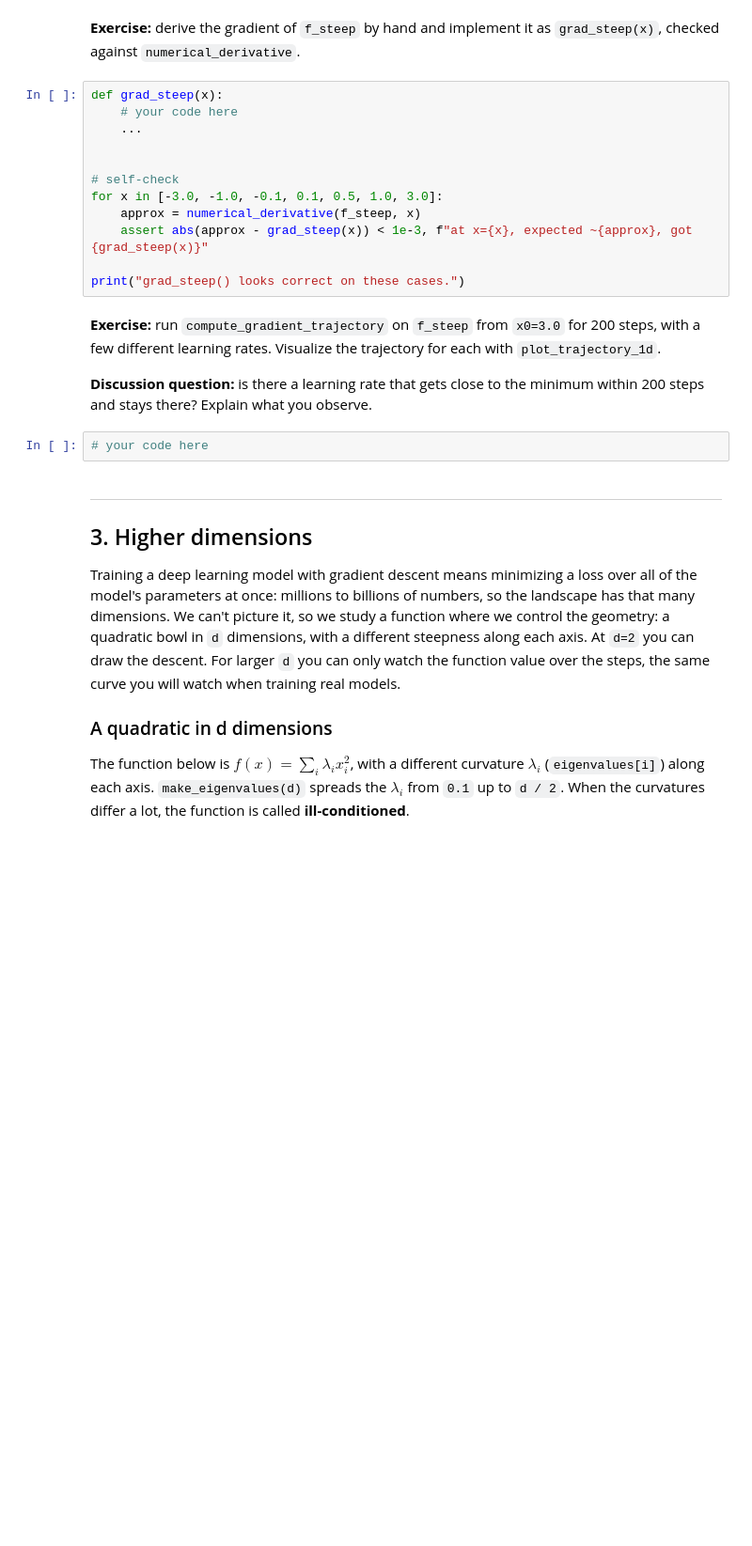
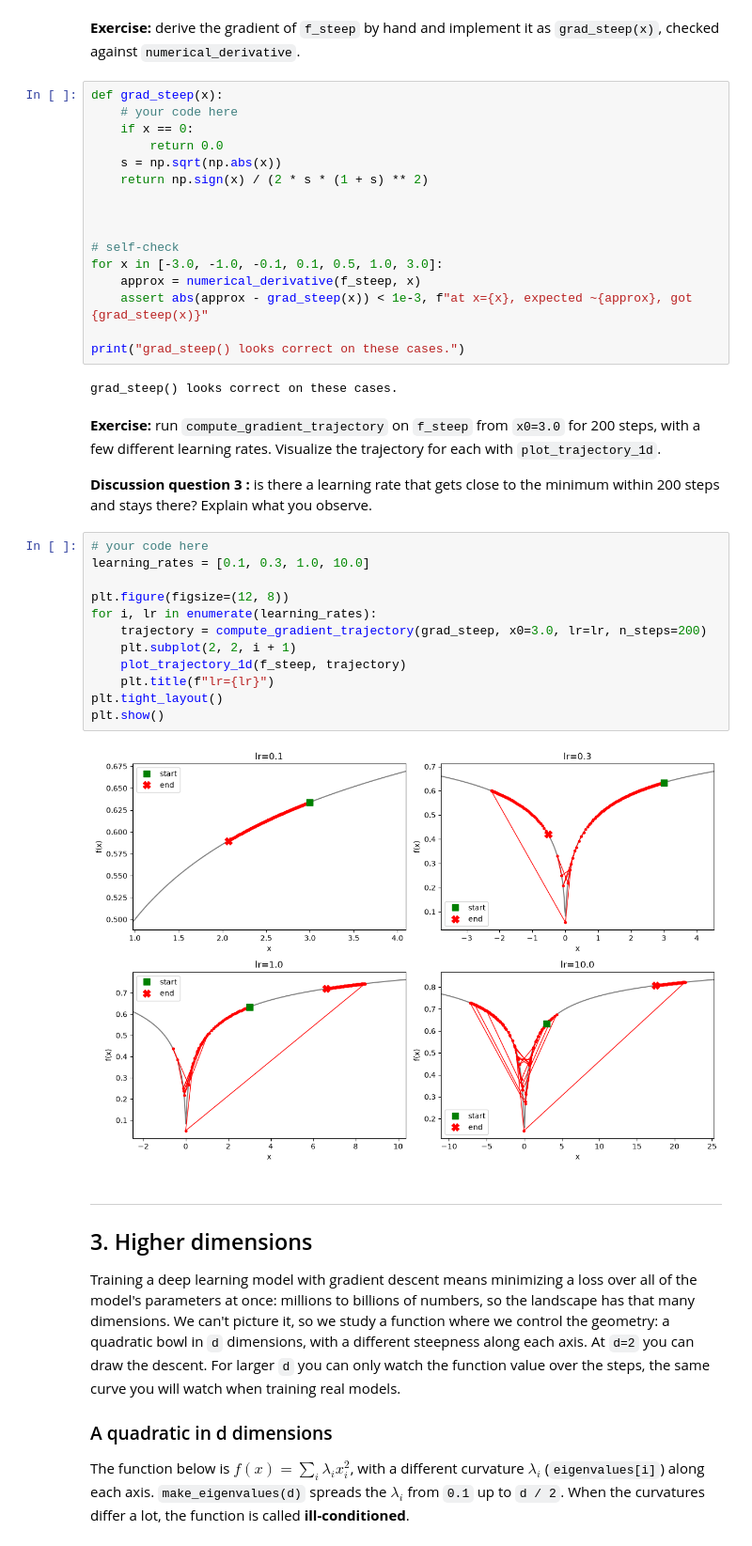
Before and after one commit to omariott/PSL-DL-Labs, a Jupyter notebook: labs/lab04_gradient_descent.ipynb, the cells around one changed output. Shown at 94% size. Cells and saved outputs as stored; diff of their text form; blank space fills up the shorter version.

```diff
--- a/labs/lab04_gradient_descent.ipynb
+++ b/labs/lab04_gradient_descent.ipynb
@@ -196,7 +227,11 @@ plt.show()
 # %%
 def grad_steep(x):
     # your code here
-    ...
+    if x == 0:
+        return 0.0
+    s = np.sqrt(np.abs(x))
+    return np.sign(x) / (2 * s * (1 + s) ** 2)
+
 
 
 # self-check
@@ -205,12 +240,26 @@ for x in [-3.0, -1.0, -0.1, 0.1, 0.5, 1.0, 3.0]:
     assert abs(approx - grad_steep(x)) < 1e-3, f"at x={x}, expected ~{approx}, got {grad_steep(x)}"
 
 print("grad_steep() looks correct on these cases.")
+# %% [output]
+grad_steep() looks correct on these cases.
 # %% [markdown]
 **Exercise:** run `compute_gradient_trajectory` on `f_steep` from `x0=3.0` for 200 steps, with a few different learning rates. Visualize the trajectory for each with `plot_trajectory_1d`.
 
-**Discussion question:** is there a learning rate that gets close to the minimum within 200 steps and stays there? Explain what you observe.
+**Discussion question 3 :** is there a learning rate that gets close to the minimum within 200 steps and stays there? Explain what you observe.
 # %%
 # your code here
+learning_rates = [0.1, 0.3, 1.0, 10.0]
+
+plt.figure(figsize=(12, 8))
+for i, lr in enumerate(learning_rates):
+    trajectory = compute_gradient_trajectory(grad_steep, x0=3.0, lr=lr, n_steps=200)
+    plt.subplot(2, 2, i + 1)
+    plot_trajectory_1d(f_steep, trajectory)
+    plt.title(f"lr={lr}")
+plt.tight_layout()
+plt.show()
+# %% [output]
+[figure, added]
 # %% [markdown]
 ---
 ## 3. Higher dimensions
```
Also changed, not shown: parts of 26 cells of this notebook, 10 other files.
